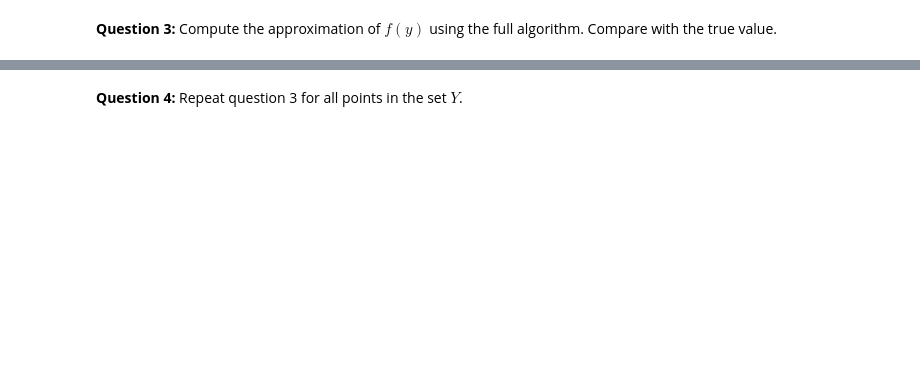
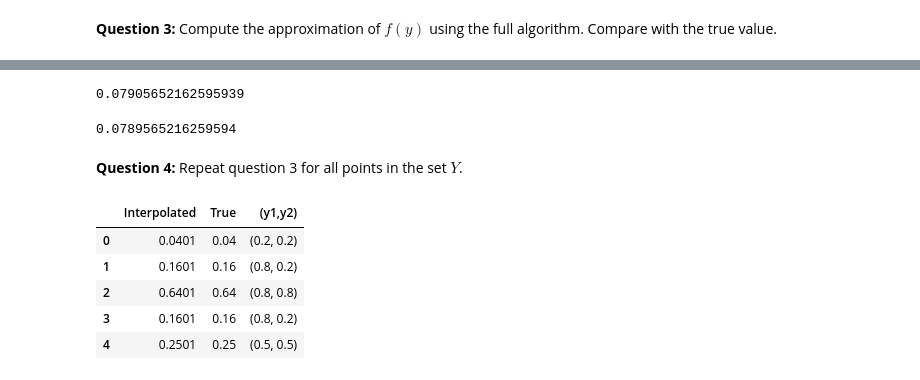
Before and after one commit to NumEconCopenhagen/projects-2024-jbh, a Jupyter notebook: examproject/exam_2024.ipynb, the cells around one changed output, grey strips where cells are left out. Cells and saved outputs as stored; diff of their text form; code cells hidden in the pictures; blank space fills up the shorter version.

```diff
--- a/examproject/exam_2024.ipynb
+++ b/examproject/exam_2024.ipynb
@@ -621,7 +620,8 @@ r1, r2, r3 = baro(A, B, C, y)
 # %% [output]
 the points y = (0.21, 0.38) is not in triangle
 # %%
-r1, r2, r3 = baro(C, D, A, y)
+r1, r2, r3 = bary_coords(C, D, A, y)
+check_coords(r1, r2, r3, y)
 # %% [output]
 the points y = (0.21, 0.38) is in triangle
 # %% [markdown]
@@ -660,3 +641,38 @@ y[0]*y[1]
+# %%
+def bary_interp(X, y, f):
+    res_A=optimize.minimize(obj_sq, x0=(0.1,0.1), constraints=constraints_A)
+    A = res_A.x
+    x1A, x2A = A
+
+    res_B=optimize.minimize(obj_sq, x0=(0.1,0.1), constraints=constraints_B)
+    B = res_B.x
+    x1B, x2B = B
+
+    res_C=optimize.minimize(obj_sq, x0=(0.1,0.1), constraints=constraints_C)
+    C = res_C.x
+    x1C, x2C = C
+
+    res_D=optimize.minimize(obj_sq, x0=(0.1,0.1), constraints=constraints_D)
+    D = res_D.x
+    x1D, x2D = D
+
+    ABC_coords = bary_coords(A, B, C, y)
+    CDA_coords = bary_coords(C, D, A, y)
+
+    if check_coords(ABC_coords)==True:
+        r1, r2, r3 = ABC_coords
+        return r1 * f(A) + r2 * f(B) + r3 * f(C)
+    elif check_coords(CDA_coords)==True:
+        r1, r2, r3 = CDA_coords
+        return r1 * f(C) + r2 * f(D) + r3 * f(A)
+# %%
+bary_interp(X, y, f)
+# %% [output]
+0.07905652162595939
+# %%
+f(y)
+# %% [output]
+0.0789565216259594
 # %% [markdown]
 **Question 4:** Repeat question 3 for all points in the set $Y$.
 # %%
@@ -665,0 +680,22 @@ Y = [(0.2,0.2),(0.8,0.2),(0.8,0.8),(0.8,0.2),(0.5,0.5)]
+# %%
+res = []
+
+for y in Y:
+    interp_val = bary_interp(X, y, f)
+    true_val = f(y)
+    y1, y2 = y
+    res.append({
+        'Interpolated': interp_val,
+        'True': true_val,
+        '(y1,y2)': (y1, y2)
+    })
+
+tab5 = pd.DataFrame(res)
+tab5
+# %% [output]
+|  | Interpolated | True | (y1,y2) |
+| 0 | 0.0401 | 0.04 | (0.2, 0.2) |
+| 1 | 0.1601 | 0.16 | (0.8, 0.2) |
+| 2 | 0.6401 | 0.64 | (0.8, 0.8) |
+| 3 | 0.1601 | 0.16 | (0.8, 0.2) |
+| 4 | 0.2501 | 0.25 | (0.5, 0.5) |
```
Also changed, not shown: parts of 10 cells of this notebook.
